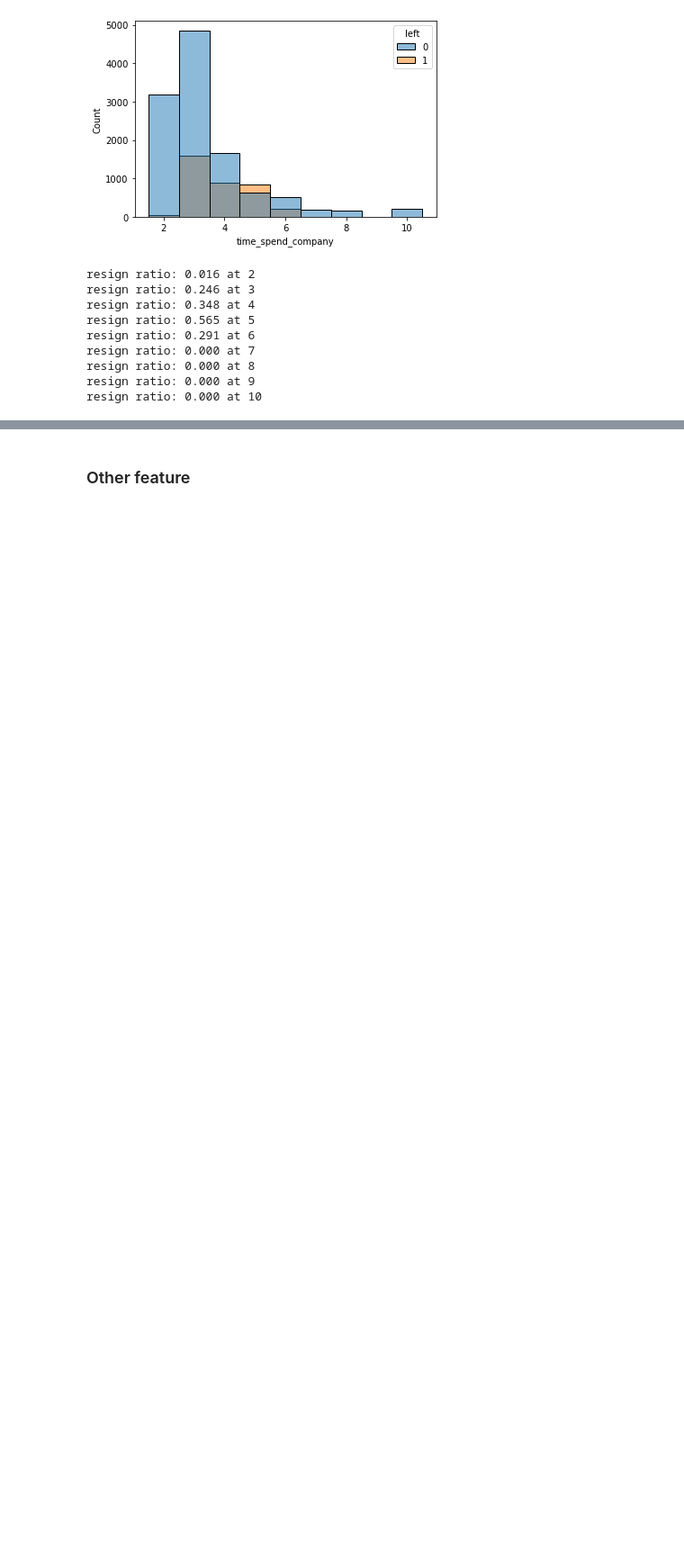
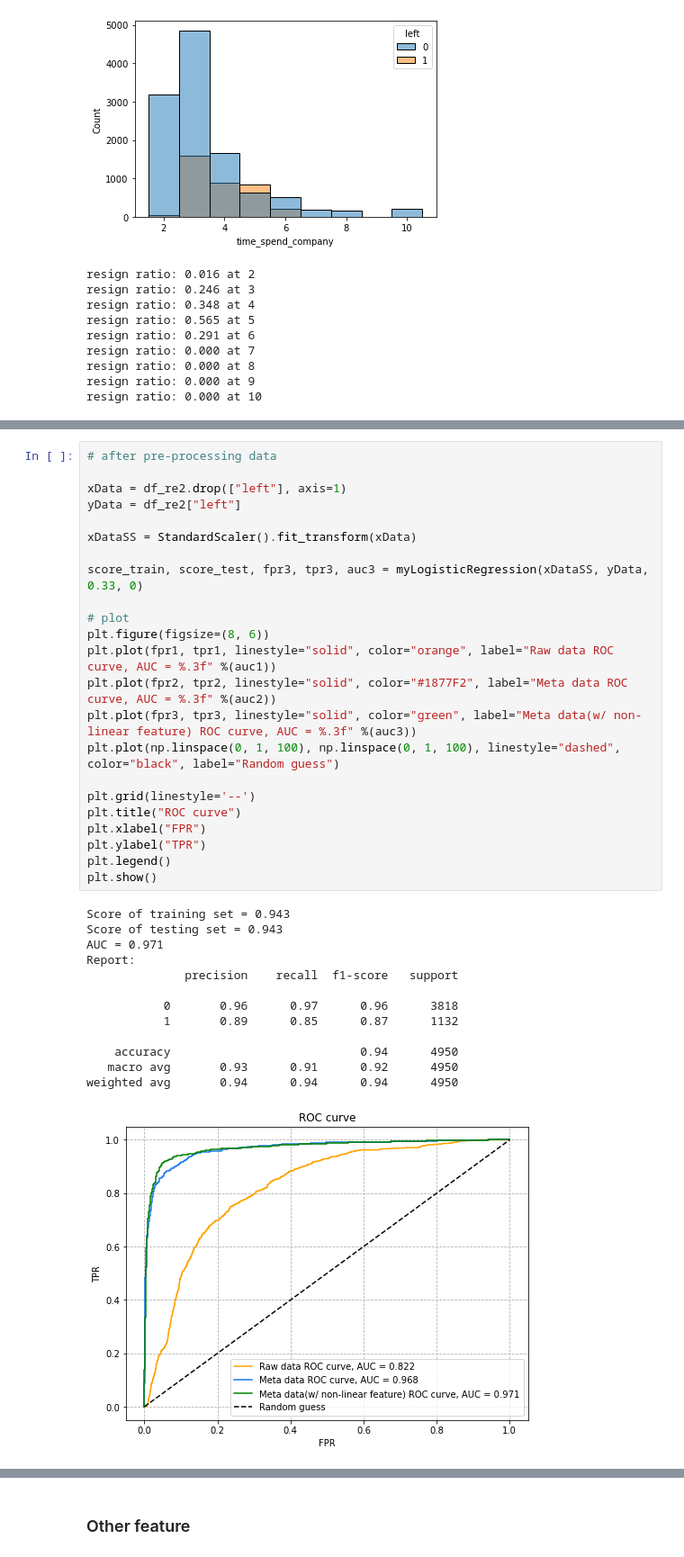
Before and after one commit to ZlinTsai/python_project, a Jupyter notebook: Machine_Learning/Logistic Regression.ipynb, the cells around one changed output, grey strips where cells are left out. Shown at 90% size. Saved outputs shown, nothing was run; the diff lists cells and outputs as text; blank space fills up the shorter version.

```diff
--- a/Machine_Learning/Logistic Regression.ipynb
+++ b/Machine_Learning/Logistic Regression.ipynb
@@ -887,0 +793,37 @@ weighted avg       0.94      0.94      0.94      4950
+# %%
+# after pre-processing data
+
+xData = df_re2.drop(["left"], axis=1)
+yData = df_re2["left"]
+
+xDataSS = StandardScaler().fit_transform(xData)
+
+score_train, score_test, fpr3, tpr3, auc3 = myLogisticRegression(xDataSS, yData, 0.33, 0)
+
+# plot
+plt.figure(figsize=(8, 6))
+plt.plot(fpr1, tpr1, linestyle="solid", color="orange", label="Raw data ROC curve, AUC = %.3f" %(auc1))
+plt.plot(fpr2, tpr2, linestyle="solid", color="#1877F2", label="Meta data ROC curve, AUC = %.3f" %(auc2))
+plt.plot(fpr3, tpr3, linestyle="solid", color="green", label="Meta data(w/ non-linear feature) ROC curve, AUC = %.3f" %(auc3))
+plt.plot(np.linspace(0, 1, 100), np.linspace(0, 1, 100), linestyle="dashed", color="black", label="Random guess")
+
+plt.grid(linestyle='--')
+plt.title("ROC curve")
+plt.xlabel("FPR")
+plt.ylabel("TPR")
+plt.legend()
+plt.show()
+# %% [output]
+Score of training set = 0.943
+Score of testing set = 0.943
+AUC = 0.971
+Report:
+              precision    recall  f1-score   support
+
+           0       0.96      0.97      0.96      3818
+           1       0.89      0.85      0.87      1132
+
+    accuracy                           0.94      4950
+   macro avg       0.93      0.91      0.92      4950
+weighted avg       0.94      0.94      0.94      4950
+[figure, added]
```
Also changed, not shown: parts of 26 cells of this notebook.
